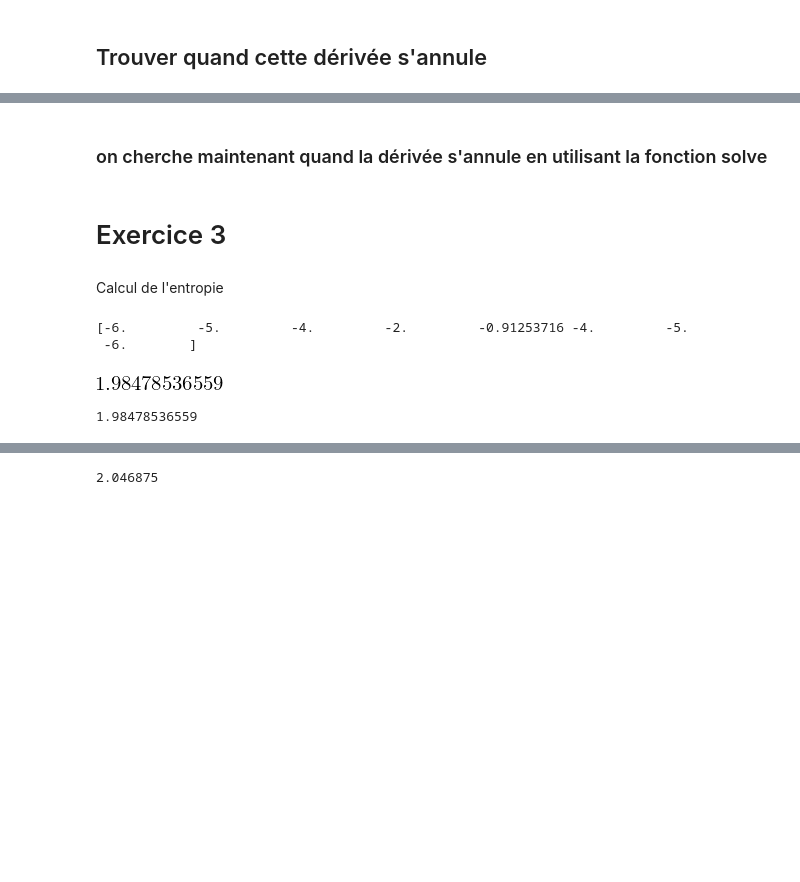
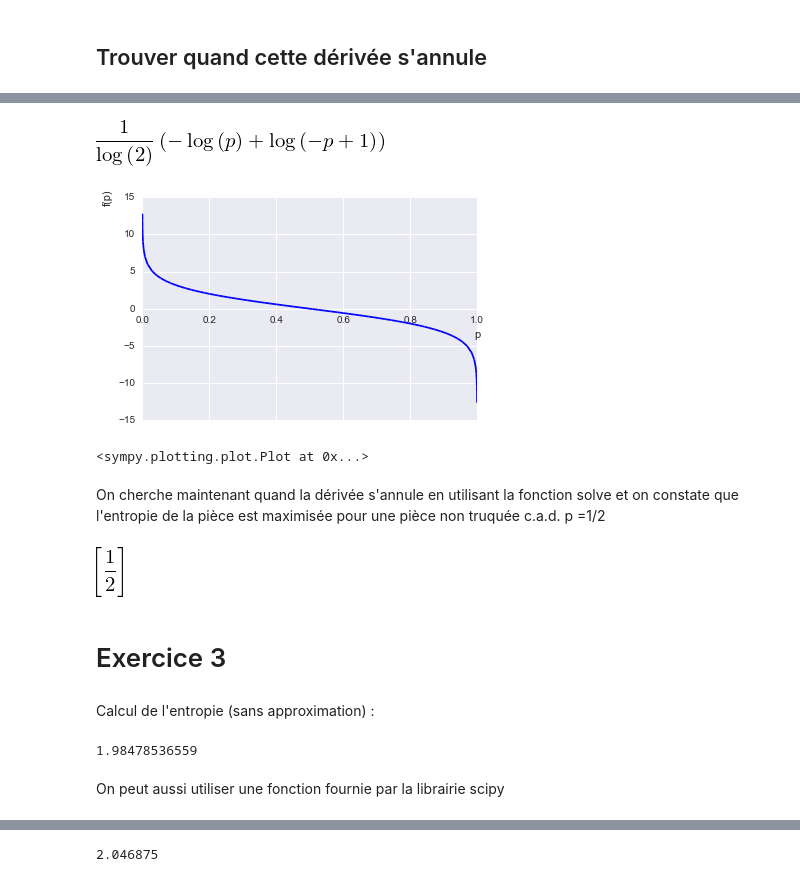
Before and after one commit to marcgelgon/TheorieInfo, a Jupyter notebook: TD theorie information 1.ipynb, the cells around one changed output, grey strips where cells are left out. Drawn from its saved outputs; the diff is of its cells as text; code cells hidden in the pictures; blank space fills up the shorter version.

```diff
--- a/TD theorie information 1.ipynb
+++ b/TD theorie information 1.ipynb
@@ -66,22 +74,26 @@ display(la_derivee)
+# %%
+derivee_entropie=simplify(diff(entropie))
+display(derivee_entropie)
+plot(derivee_entropie,(p,0,1))
+# %% [output]
+[figure, added]
+[figure, added]
+<sympy.plotting.plot.Plot at 0x...>
 # %% [markdown]
-### on cherche maintenant quand la dérivée s'annule en utilisant la fonction solve
+On cherche maintenant quand la dérivée s'annule en utilisant la fonction solve
+et on constate que l'entropie de la pièce est maximisée pour une pièce non truquée c.a.d. p =1/2
 # %%
-display(solve(la_derivee,x))
+display(solve(derivee_entropie,p))
+# %% [output]
+[figure, added]
 # %% [markdown]
 # Exercice 3
 # %% [markdown]
-Calcul de l'entropie
+Calcul de l'entropie (sans approximation) :
 # %%
-from scipy.stats import entropy
-probas  = [1/64,1/32,1/16,1/4,17/32,1/16,1/32,1/64]
-tableau_log2_probas=np.log2(probas)
-print(tableau_log2_probas)
--1*np.dot(a,tableau_log2_probas) # somme des produit terme a terme entre a et tableau_log2_probas
+tableau_probas  = [1/64,1/32,1/16,1/4,17/32,1/16,1/32,1/64]
+print(sum(list(map(lambda x: -x*np.log2(x), tableau_probas))))
 # %% [output]
-[-6.         -5.         -4.         -2.         -0.91253716 -4.         -5.
- -6.        ]
+1.98478536559
-[figure, removed]
-# %%
-print (entropy(a,base=2)) # on aurait pu utiliser la librarie scipy
-# %% [output]
-1.98478536559
+# %% [markdown]
+On peut aussi utiliser une fonction fournie par la librairie scipy
```
Also changed, not shown: parts of 15 cells of this notebook.
